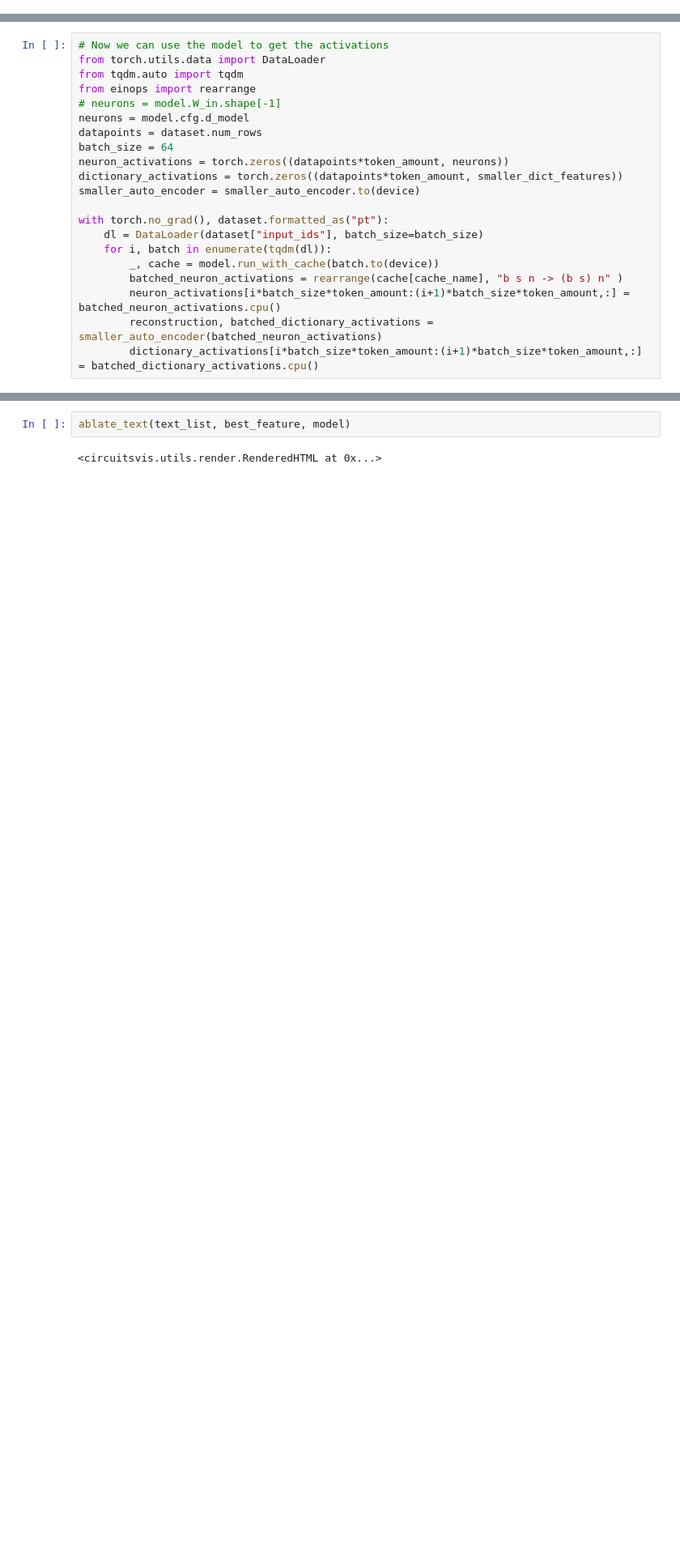
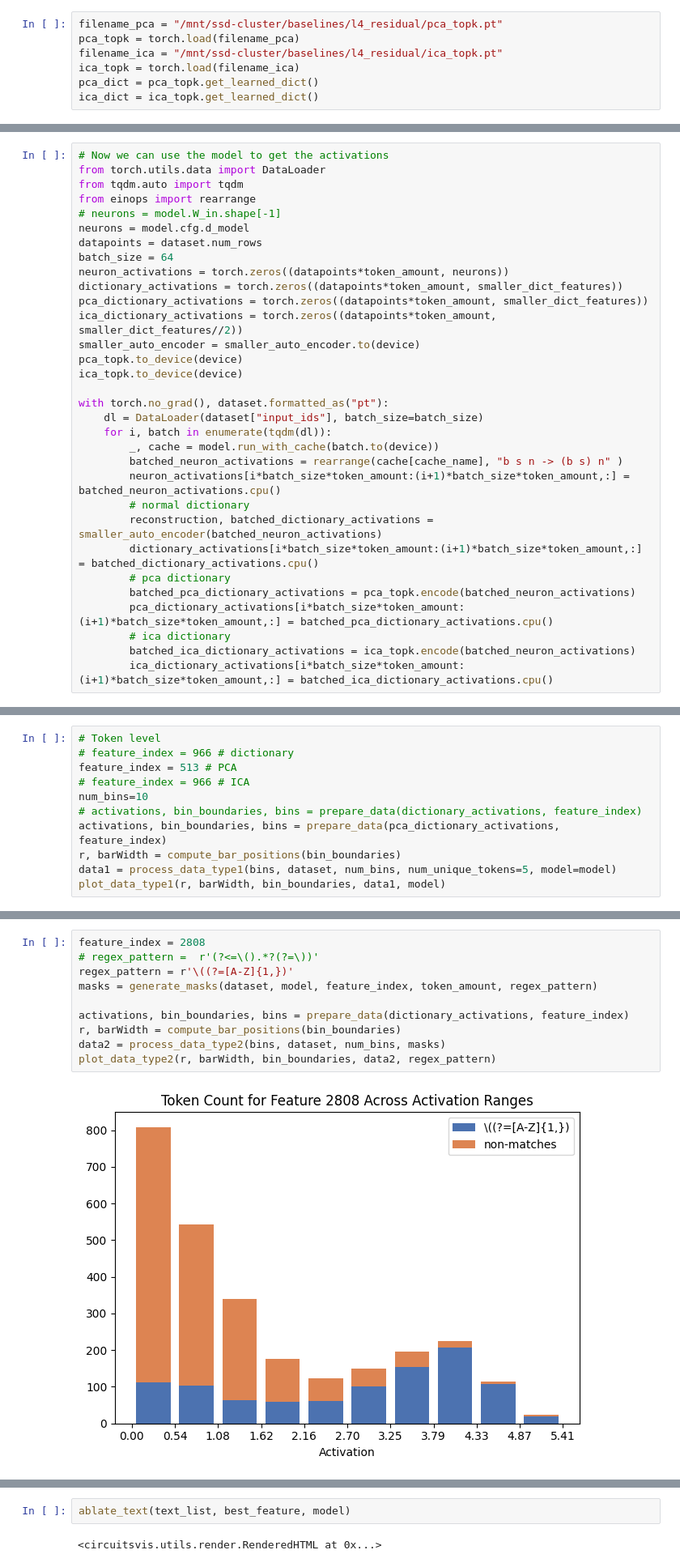
Before and after one commit to migerovitch/sparse_coding, a Jupyter notebook: case_studies.ipynb, the cells around one changed output, grey strips where cells are left out. Shown at 81% size. Cells and saved outputs as stored; diff of their text form; blank space fills up the shorter version.

```diff
--- a/case_studies.ipynb
+++ b/case_studies.ipynb
@@ -45,3 +90,10 @@ class AutoEncoder(nn.Module):
+# %%
+filename_pca = "/mnt/ssd-cluster/baselines/l4_residual/pca_topk.pt"
+pca_topk = torch.load(filename_pca)
+filename_ica = "/mnt/ssd-cluster/baselines/l4_residual/ica_topk.pt"
+ica_topk = torch.load(filename_ica)
+pca_dict = pca_topk.get_learned_dict()
+ica_dict = ica_topk.get_learned_dict()
 # %%
 filename = "ae4.pkl"
 layer = 4
@@ -144,7 +196,11 @@ datapoints = dataset.num_rows
 batch_size = 64
 neuron_activations = torch.zeros((datapoints*token_amount, neurons))
 dictionary_activations = torch.zeros((datapoints*token_amount, smaller_dict_features))
+pca_dictionary_activations = torch.zeros((datapoints*token_amount, smaller_dict_features))
+ica_dictionary_activations = torch.zeros((datapoints*token_amount, smaller_dict_features//2))
 smaller_auto_encoder = smaller_auto_encoder.to(device)
+pca_topk.to_device(device)
+ica_topk.to_device(device)
 
 with torch.no_grad(), dataset.formatted_as("pt"):
     dl = DataLoader(dataset["input_ids"], batch_size=batch_size)
@@ -152,8 +208,15 @@ with torch.no_grad(), dataset.formatted_as("pt"):
         _, cache = model.run_with_cache(batch.to(device))
         batched_neuron_activations = rearrange(cache[cache_name], "b s n -> (b s) n" )
         neuron_activations[i*batch_size*token_amount:(i+1)*batch_size*token_amount,:] = batched_neuron_activations.cpu()
+        # normal dictionary
         reconstruction, batched_dictionary_activations = smaller_auto_encoder(batched_neuron_activations)
         dictionary_activations[i*batch_size*token_amount:(i+1)*batch_size*token_amount,:] = batched_dictionary_activations.cpu()
+        # pca dictionary
+        batched_pca_dictionary_activations = pca_topk.encode(batched_neuron_activations)
+        pca_dictionary_activations[i*batch_size*token_amount:(i+1)*batch_size*token_amount,:] = batched_pca_dictionary_activations.cpu()
+        # ica dictionary
+        batched_ica_dictionary_activations = ica_topk.encode(batched_neuron_activations)
+        ica_dictionary_activations[i*batch_size*token_amount:(i+1)*batch_size*token_amount,:] = batched_ica_dictionary_activations.cpu()
 # %%
 from circuitsvis.activations import text_neuron_activations
 # Get the activations for the best dict features
@@ -485,0 +676,11 @@ index_matches.shape, false_positives.shape, false_negatives.shape
+# %%
+# Token level
+# feature_index = 966 # dictionary
+feature_index = 513 # PCA
+# feature_index = 966 # ICA
+num_bins=10
+# activations, bin_boundaries, bins = prepare_data(dictionary_activations, feature_index)
+activations, bin_boundaries, bins = prepare_data(pca_dictionary_activations, feature_index)
+r, barWidth = compute_bar_positions(bin_boundaries)
+data1 = process_data_type1(bins, dataset, num_bins, num_unique_tokens=5, model=model)
+plot_data_type1(r, barWidth, bin_boundaries, data1, model)
@@ -486 +689,13 @@ index_matches.shape, false_positives.shape, false_negatives.shape
+# %%
+feature_index = 2808
+# regex_pattern =  r'(?<=\().*?(?=\))'
+regex_pattern = r'\((?=[A-Z]{1,})'
+masks = generate_masks(dataset, model, feature_index, token_amount, regex_pattern)
+
+activations, bin_boundaries, bins = prepare_data(dictionary_activations, feature_index)
+r, barWidth = compute_bar_positions(bin_boundaries)
+data2 = process_data_type2(bins, dataset, num_bins, masks)
+plot_data_type2(r, barWidth, bin_boundaries, data2, regex_pattern)
+# %% [output]
+[figure, added]
 # %%
```
Also changed, not shown: parts of 22 cells of this notebook, 1 other file.
